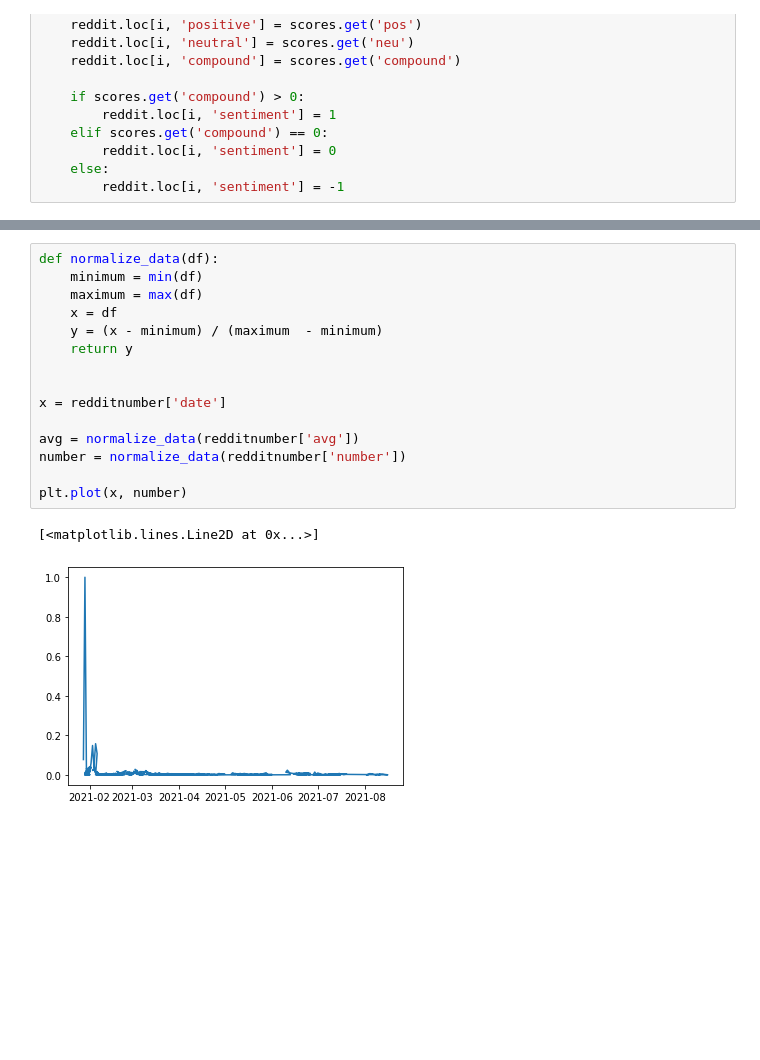
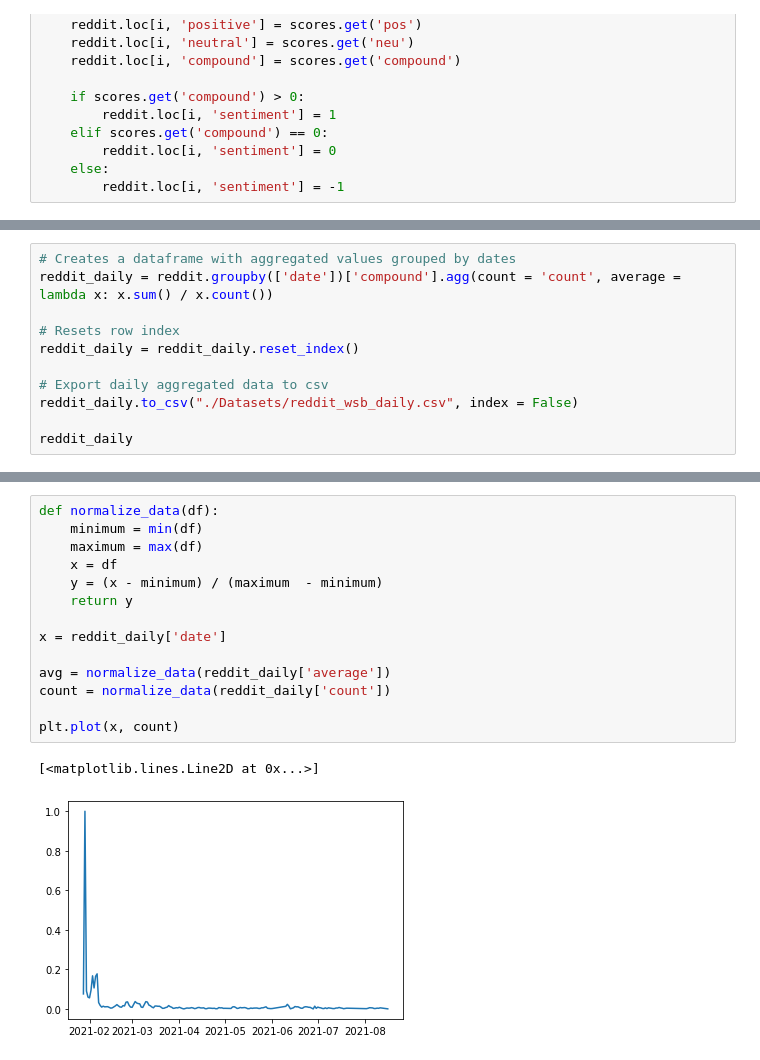
Before and after one commit to ccwhgetgit/DAO2702Project, a Jupyter notebook: Reddit.ipynb, the cells around one changed output, grey strips where cells are left out. Saved outputs shown, nothing was run; the diff lists cells and outputs as text; blank space fills up the shorter version.

Commit message:
fix: add aggregated daily values of reddit data

```diff
--- a/Reddit.ipynb
+++ b/Reddit.ipynb
@@ -152,0 +102,11 @@ reddit_wsb_daily = redditnumber.to_csv("Datasets/reddit_wsb_daily.csv")
+# %%
+# Creates a dataframe with aggregated values grouped by dates
+reddit_daily = reddit.groupby(['date'])['compound'].agg(count = 'count', average = lambda x: x.sum() / x.count())
+
+# Resets row index
+reddit_daily = reddit_daily.reset_index()
+
+# Export daily aggregated data to csv
+reddit_daily.to_csv("./Datasets/reddit_wsb_daily.csv", index = False)
+
+reddit_daily
@@ -153,21 +127,20 @@ reddit_wsb_daily = redditnumber.to_csv("Datasets/reddit_wsb_daily.csv")
 # %%
 def normalize_data(df):
     minimum = min(df)
     maximum = max(df)
     x = df
     y = (x - minimum) / (maximum  - minimum)
     return y
 
+x = reddit_daily['date']
 
-x = redditnumber['date']
+avg = normalize_data(reddit_daily['average'])
+count = normalize_data(reddit_daily['count'])
 
-avg = normalize_data(redditnumber['avg'])
-number = normalize_data(redditnumber['number'])
-
-plt.plot(x, number)
+plt.plot(x, count)
 # %% [output]
 [<matplotlib.lines.Line2D at 0x...>]
-[figure, old version]
+[figure, new version]
 # %%
 text = ' '.join(title for title in reddit['title'])
 
```
Also changed, not shown: parts of 4 cells of this notebook, 1 other file.
